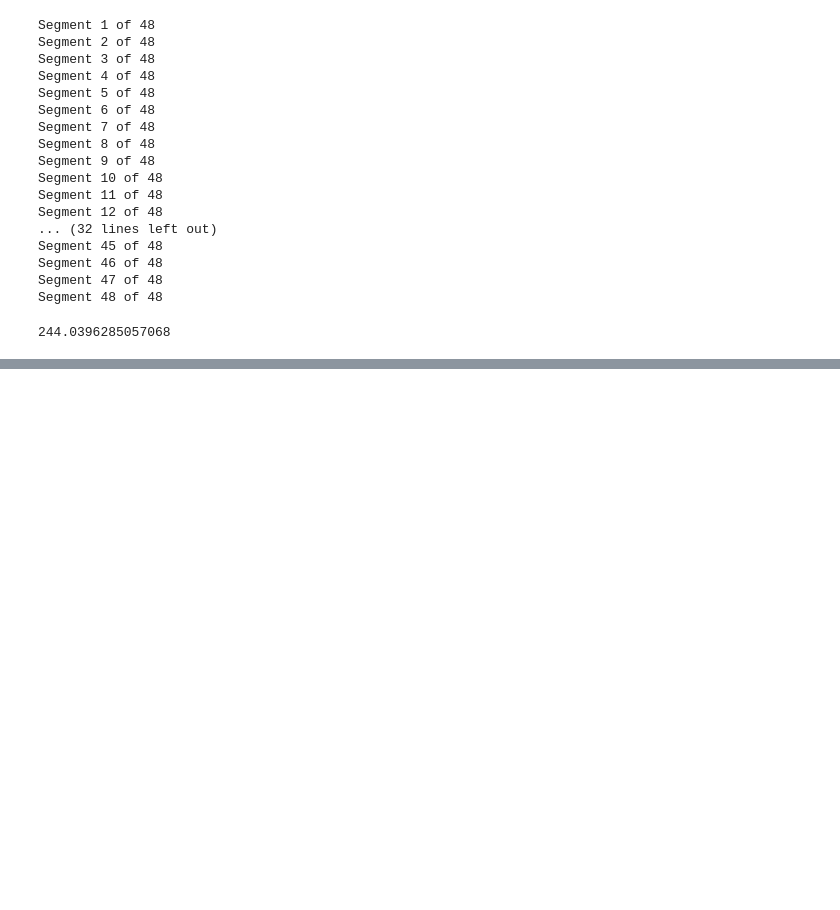
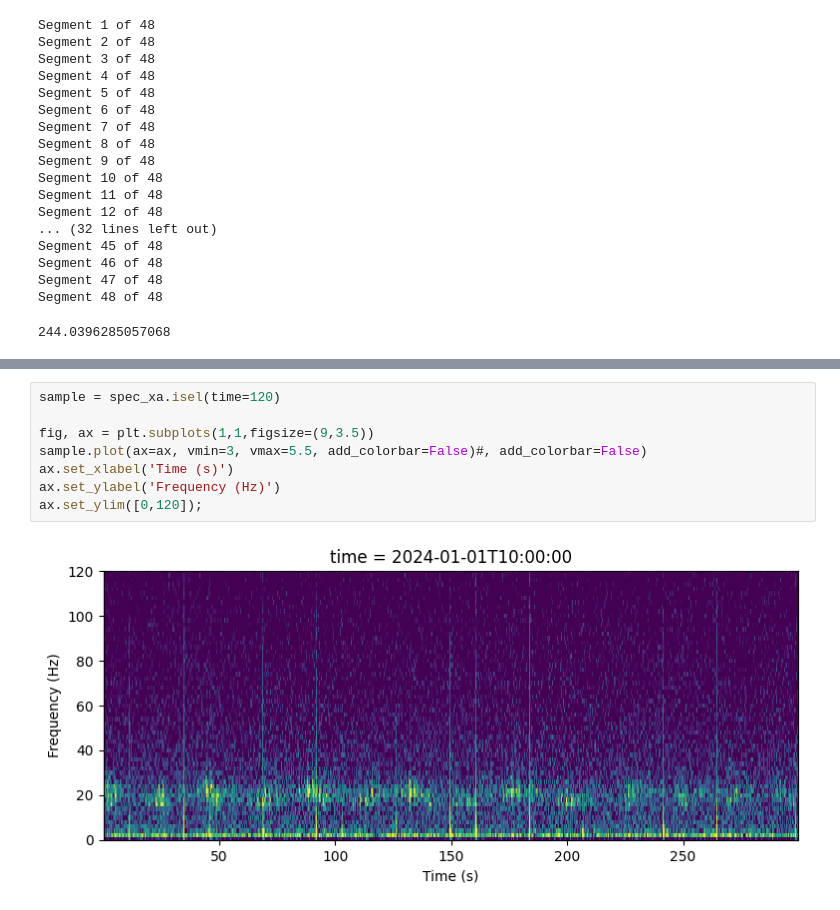
Before and after one commit to Waveform-Analytics/ooi-explore, a Jupyter notebook: example_usage.ipynb, the cells around one changed output, grey strips where cells are left out. Drawn from its saved outputs; the diff is of its cells as text; blank space fills up the shorter version.

Commit message:
added spectrogram plot to example usage notebook

```diff
--- a/example_usage.ipynb
+++ b/example_usage.ipynb
@@ -47,0 +88,10 @@ Segment 48 of 48
+# %%
+sample = spec_xa.isel(time=120)
+
+fig, ax = plt.subplots(1,1,figsize=(9,3.5))
+sample.plot(ax=ax, vmin=3, vmax=5.5, add_colorbar=False)#, add_colorbar=False)
+ax.set_xlabel('Time (s)')
+ax.set_ylabel('Frequency (Hz)')
+ax.set_ylim([0,120]);
+# %% [output]
+[figure, added]
```
Also changed, not shown: parts of 5 cells of this notebook.
